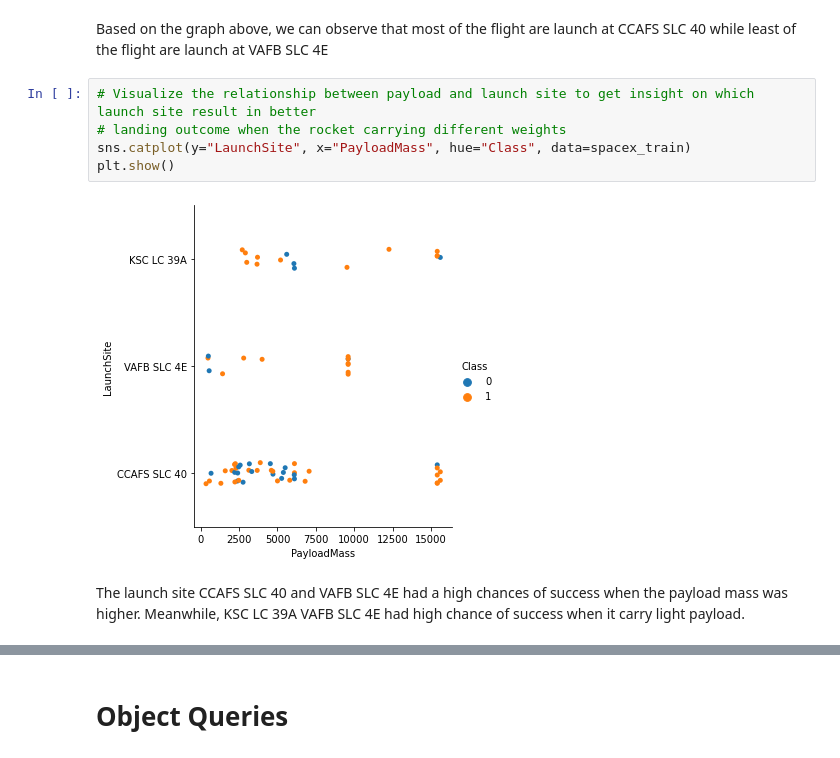
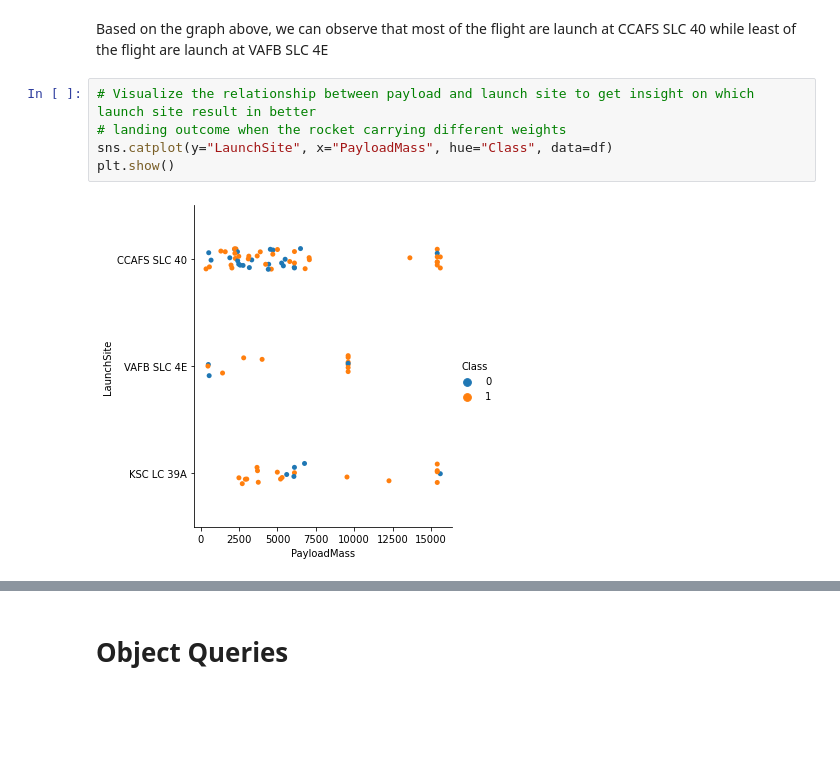
Before and after one commit to chiakl/spacex, a Jupyter notebook: spacex.ipynb, the cells around one changed output, grey strips where cells are left out. Drawn from its saved outputs; the diff is of its cells as text; blank space fills up the shorter version.

```diff
--- a/spacex.ipynb
+++ b/spacex.ipynb
@@ -295,11 +283,9 @@ plt.show()
 # %% [markdown]
 Based on the graph above, we can observe that most of the flight are launch at CCAFS SLC 40 while least of the flight are launch at VAFB SLC 4E
-# %%
-# Visualize the relationship between payload and launch site to get insight on which launch site result in better
-# landing outcome when the rocket carrying different weights
-sns.catplot(y="LaunchSite", x="PayloadMass", hue="Class", data=spacex_train)
-plt.show()
-# %% [output]
-[figure, removed]
-# %% [markdown]
-The launch site CCAFS SLC 40 and VAFB SLC 4E had a high chances of success when the payload mass was higher. Meanwhile, KSC LC 39A VAFB SLC 4E had high chance of success when it carry light payload.
+# %%
+# Visualize the relationship between payload and launch site to get insight on which launch site result in better
+# landing outcome when the rocket carrying different weights
+sns.catplot(y="LaunchSite", x="PayloadMass", hue="Class", data=df)
+plt.show()
+# %% [output]
+[figure, added]
```
Also changed, not shown: parts of 35 cells of this notebook.
